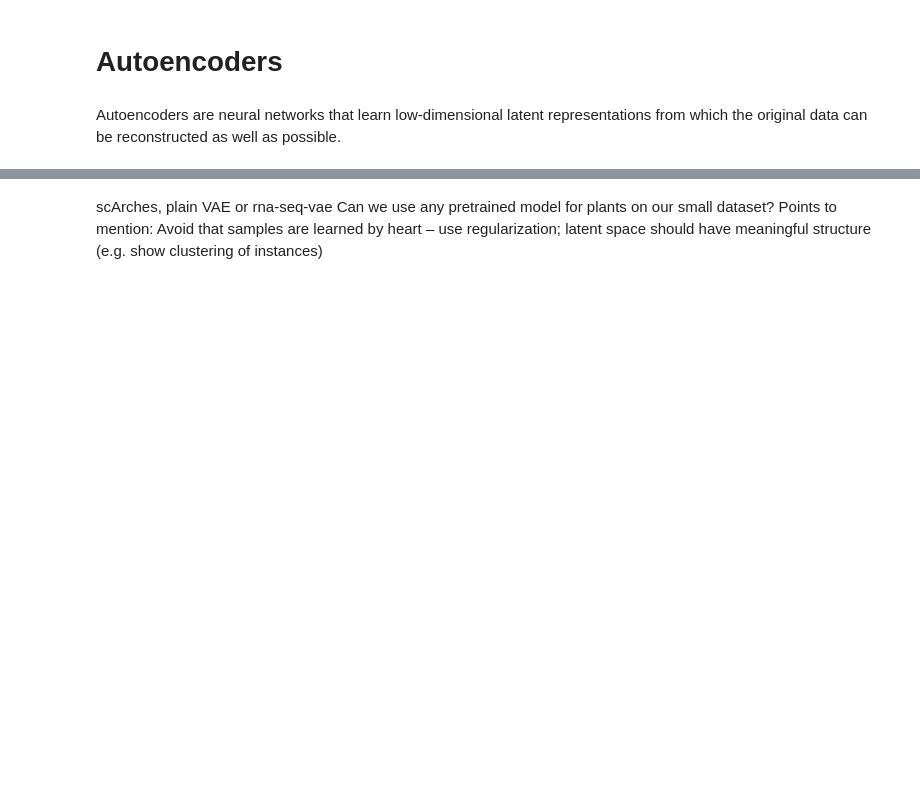
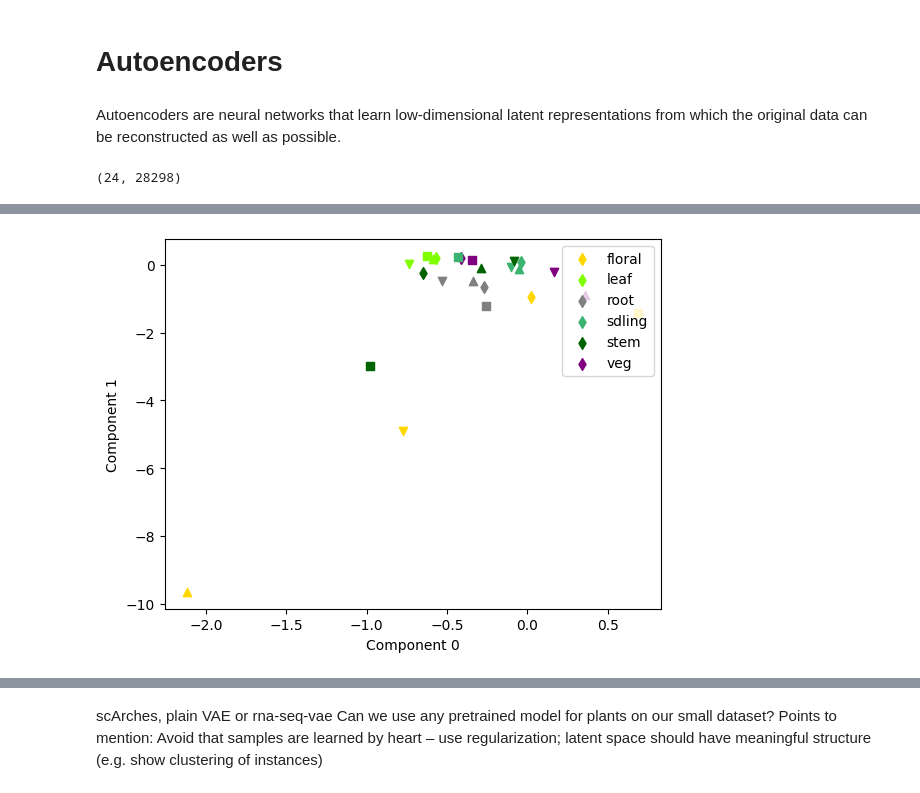
Before and after one commit to HelmholtzAI-Consultants-Munich/DimRed-Course, a Jupyter notebook: notebooks/2_autoencoders.ipynb, the cells around one changed output, grey strips where cells are left out. Saved outputs shown, nothing was run; the diff lists cells and outputs as text; code cells hidden in the pictures; blank space fills up the shorter version.

```diff
--- a/notebooks/2_autoencoders.ipynb
+++ b/notebooks/2_autoencoders.ipynb
@@ -2,3 +2,14 @@
 # Autoencoders
 # %% [markdown]
 Autoencoders are neural networks that learn low-dimensional latent representations from which the original data can be reconstructed as well as possible.
+# %%
+import pandas as pd
+import numpy as np
+import matplotlib.pyplot as plt
+from sklearn.preprocessing import StandardScaler
+
+data_with_labels = pd.read_csv("../data/tomato_with_targets.txt", index_col=0)
+labels = ['species','position','tissue','root']
+data_original = data_with_labels.drop(columns = labels, axis = 1).to_numpy()
+scaler = StandardScaler().set_output(transform="default")
+data = scaler.fit_transform(data_original)
@@ -67,0 +92,7 @@ from keras import backend as K
+# %%
+print(data.shape)
+# %% [output]
+(24, 28298)
+# %%
+autoencoder(data[:,range(100)]) # just to try with smaller set
+# %% [output]
@@ -67,0 +116 @@ from keras import backend as K
+[figure, added]
```
Also changed, not shown: parts of 7 cells of this notebook, 1 other file.
